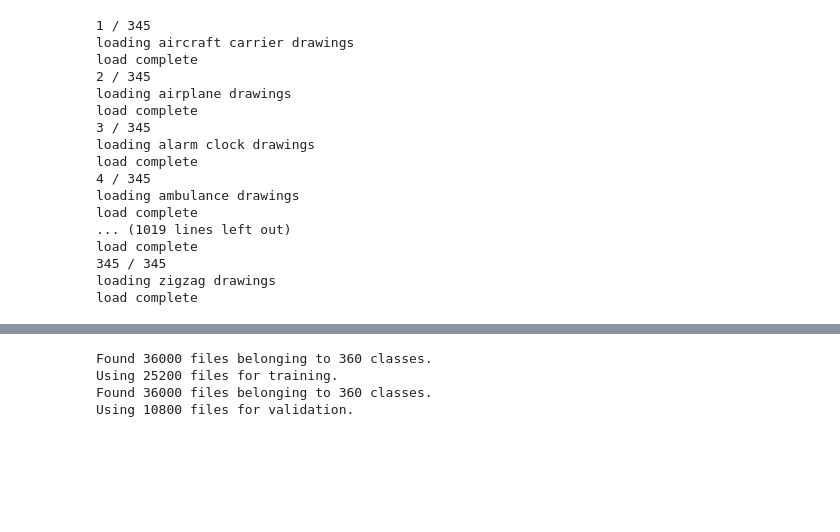
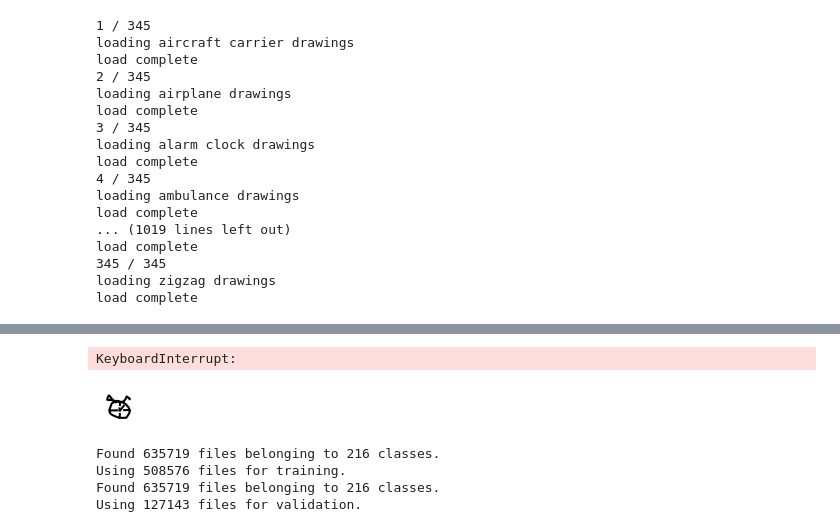
Before and after one commit to jxhnmo/TAMUDatathon2023, a Jupyter notebook: pictionary.ipynb, the cells around one changed output, grey strips where cells are left out. Drawn from its saved outputs; the diff is of its cells as text; code cells hidden in the pictures; blank space fills up the shorter version.

```diff
--- a/pictionary.ipynb
+++ b/pictionary.ipynb
@@ -53,7 +53,7 @@ def get_custom_images(data, count, label, number):
     plt.clf()
     plt.close()
 # %%
-number = 100
+number = 3000
 i = 1
 for label in qd.QuickDrawData().drawing_names:
     print(f"{i} / 345")
@@ -82,7 +82,7 @@ loading zigzag drawings
 load complete
 # %%
 import ndjson
-number = 100
+number = 3000
 labels = ["accessory", "cats", "construction", "fruit", "instrument", "one_liner", "plant", "shape", "sport", "terrain", "tool", "vehicle", "weapon", "weather", "writing_utensil"]
 for label in labels:
     with open(f"CustomAssets/{label}.ndjson") as file:
@@ -101,18 +101,21 @@ len(input_data)
 # %%
-number = 100
+number = 3000
 i = 1
 for drawing in input_data:
     label = drawing[0]
     data = drawing[1:][0]
     get_images(data, i, label, number)
     i += 1
+# %% [output]
+KeyboardInterrupt:
+[figure, added]
 # %%
-batch_size = 32
+batch_size = 100
 
 # 70% Train
 train = tf.keras.utils.image_dataset_from_directory(
     "./images",
-    validation_split=0.3,
+    validation_split=0.2,
     subset = "training",
     seed = 1,
     color_mode = "grayscale",
@@ -124,7 +127,7 @@ train = tf.keras.utils.image_dataset_from_directory(
 # 30% Validate
 val = tf.keras.utils.image_dataset_from_directory(
     "./images",
-    validation_split = 0.3,
+    validation_split = 0.2,
     subset = "validation",
     seed = 1,
     color_mode = "grayscale",
@@ -133,10 +136,10 @@ val = tf.keras.utils.image_dataset_from_directory(
     labels = "inferred"
 )
 # %% [output]
-Found 36000 files belonging to 360 classes.
-Using 25200 files for training.
-Found 36000 files belonging to 360 classes.
-Using 10800 files for validation.
+Found 635719 files belonging to 216 classes.
+Using 508576 files for training.
+Found 635719 files belonging to 216 classes.
+Using 127143 files for validation.
 # %%
 #model architecture
 model = tf.keras.Sequential()
```
Also changed, not shown: parts of 6 cells of this notebook, 1 other file.
